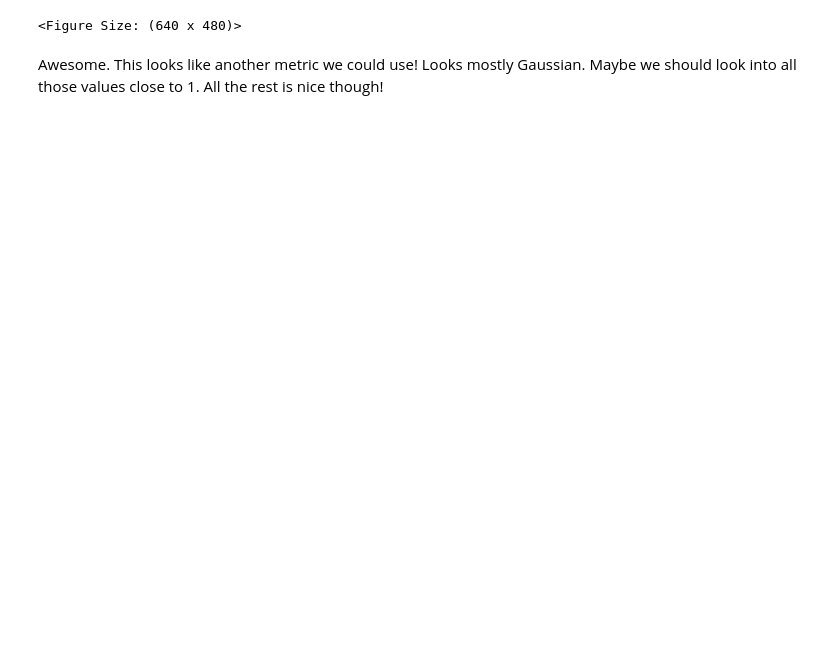
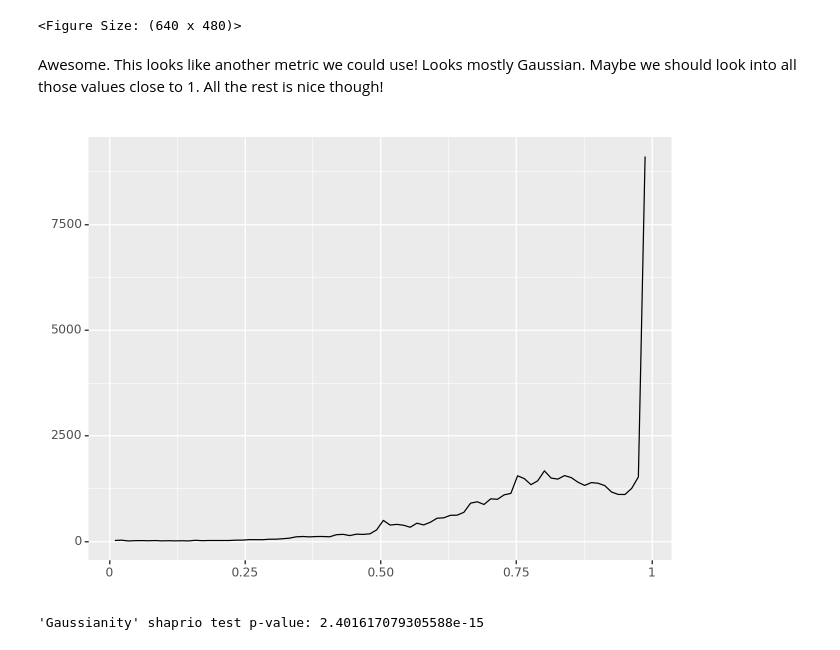
Before and after one commit to epfl-ada/ada-2023-project-adamants, a Jupyter notebook: BERTscore.ipynb, the cells around one changed output. Saved outputs shown, nothing was run; the diff lists cells and outputs as text; code cells hidden in the pictures; blank space fills up the shorter version.

Commit message:
Add Shaprio tests, BERTscores and times per edge are gaussian!

```diff
--- a/BERTscore.ipynb
+++ b/BERTscore.ipynb
@@ -89,3 +90,15 @@ ggplot() + geom_histogram(aes(x=sucessive_pairs_encoded_mean))
 <Figure Size: (640 x 480)>
 # %% [markdown]
 Awesome. This looks like another metric we could use! Looks mostly Gaussian. Maybe we should look into all those values close to 1. All the rest is nice though!
+# %%
+sucessive_pairs_encoded_mean = np.array(sucessive_pairs_encoded_mean)
+sucessive_pairs_encoded_mean = sucessive_pairs_encoded_mean[~np.isnan(sucessive_pairs_encoded_mean)]
+
+np_hist = np.histogram(sucessive_pairs_encoded_mean, bins=80)
+
+print(ggplot(aes(x=np_hist[1][:-1], y=np_hist[0])) + geom_line())
+
+print("'Gaussianity' shaprio test p-value:", scipy.stats.shapiro(np_hist[0]).pvalue)
+# %% [output]
+[figure, added]
+'Gaussianity' shaprio test p-value: 2.401617079305588e-15
```
Also changed, not shown: parts of 2 cells of this notebook, 1 other file.
